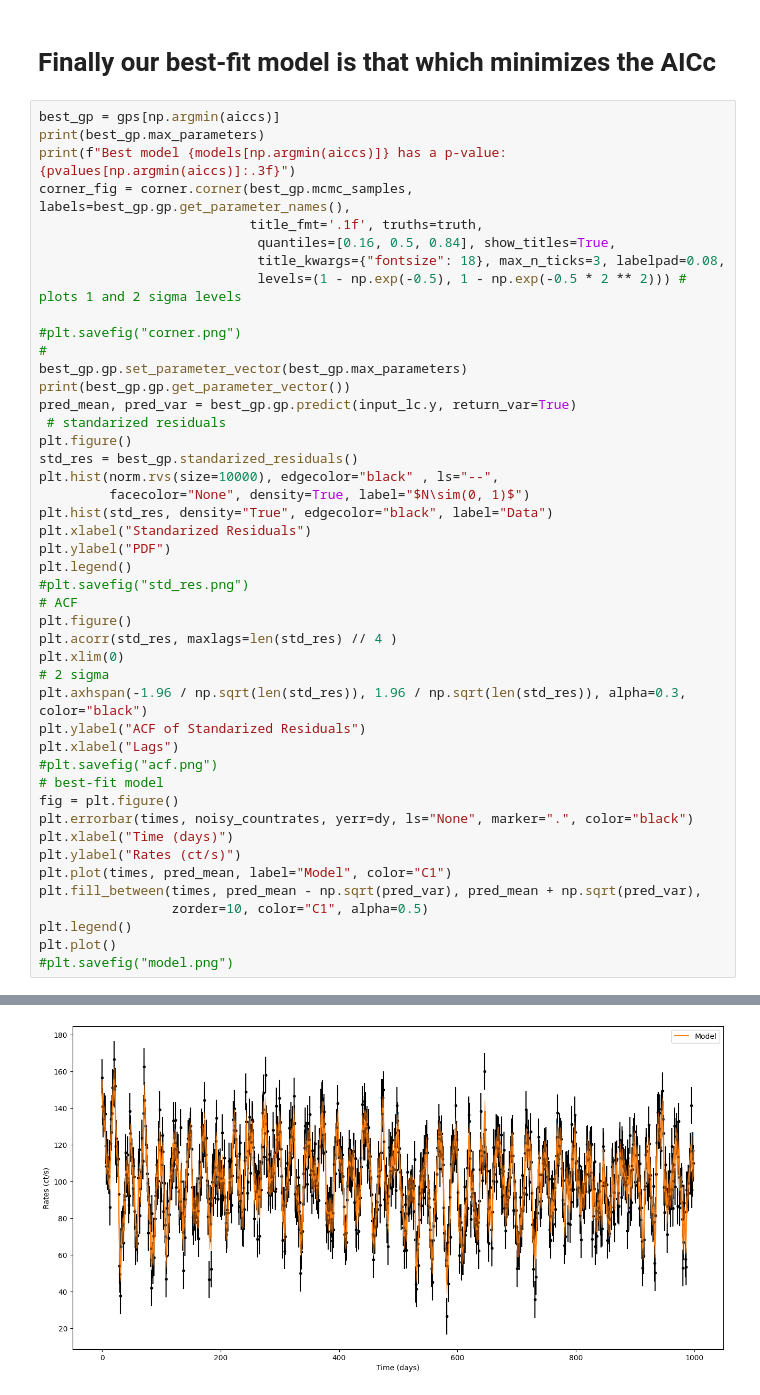
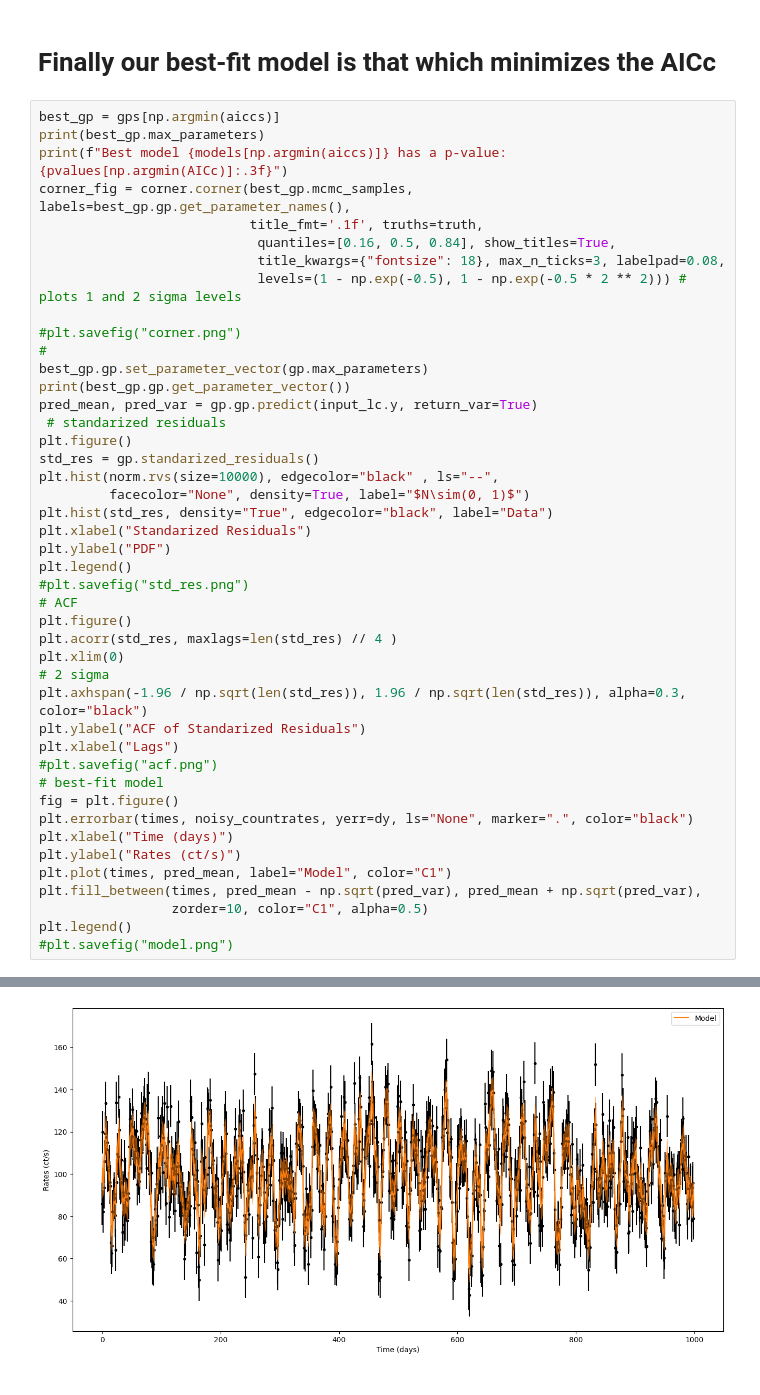
Before and after one commit to oliviergilbertastro/SMBH-Binaries-GPs, a Jupyter notebook: tutorial_model_selection.ipynb, the cells around one changed output, grey strips where cells are left out. Drawn from its saved outputs; the diff is of its cells as text.

```diff
--- a/tutorial_model_selection.ipynb
+++ b/tutorial_model_selection.ipynb
@@ -157,7 +157,7 @@ p-value:0.079 | AICC: 8177.08
 # %%
 best_gp = gps[np.argmin(aiccs)]
 print(best_gp.max_parameters)
-print(f"Best model {models[np.argmin(aiccs)]} has a p-value: {pvalues[np.argmin(aiccs)]:.3f}")
+print(f"Best model {models[np.argmin(aiccs)]} has a p-value: {pvalues[np.argmin(AICc)]:.3f}")
 corner_fig = corner.corner(best_gp.mcmc_samples, labels=best_gp.gp.get_parameter_names(),
                            title_fmt='.1f', truths=truth,
                             quantiles=[0.16, 0.5, 0.84], show_titles=True,
@@ -166,12 +166,12 @@ corner_fig = corner.corner(best_gp.mcmc_samples, labels=best_gp.gp.get_parameter
 
 #plt.savefig("corner.png")
 #
-best_gp.gp.set_parameter_vector(best_gp.max_parameters)
+best_gp.gp.set_parameter_vector(gp.max_parameters)
 print(best_gp.gp.get_parameter_vector())
-pred_mean, pred_var = best_gp.gp.predict(input_lc.y, return_var=True)
+pred_mean, pred_var = gp.gp.predict(input_lc.y, return_var=True)
  # standarized residuals
 plt.figure()
-std_res = best_gp.standarized_residuals()
+std_res = gp.standarized_residuals()
 plt.hist(norm.rvs(size=10000), edgecolor="black" , ls="--",
          facecolor="None", density=True, label="$N\sim(0, 1)$")
 plt.hist(std_res, density="True", edgecolor="black", label="Data")
@@ -197,6 +197,5 @@ plt.plot(times, pred_mean, label="Model", color="C1")
 plt.fill_between(times, pred_mean - np.sqrt(pred_var), pred_mean + np.sqrt(pred_var),
                  zorder=10, color="C1", alpha=0.5)
 plt.legend()
-plt.plot()
 #plt.savefig("model.png")
 # %% [output]
@@ -212 +211 @@ Best model (Lorentzian(6.025800243778525, 6.041463429449687, -1.379379757210454)
-[figure, old version]
+[figure, new version]
```
Also changed, not shown: parts of 4 cells of this notebook, 3 other files.
